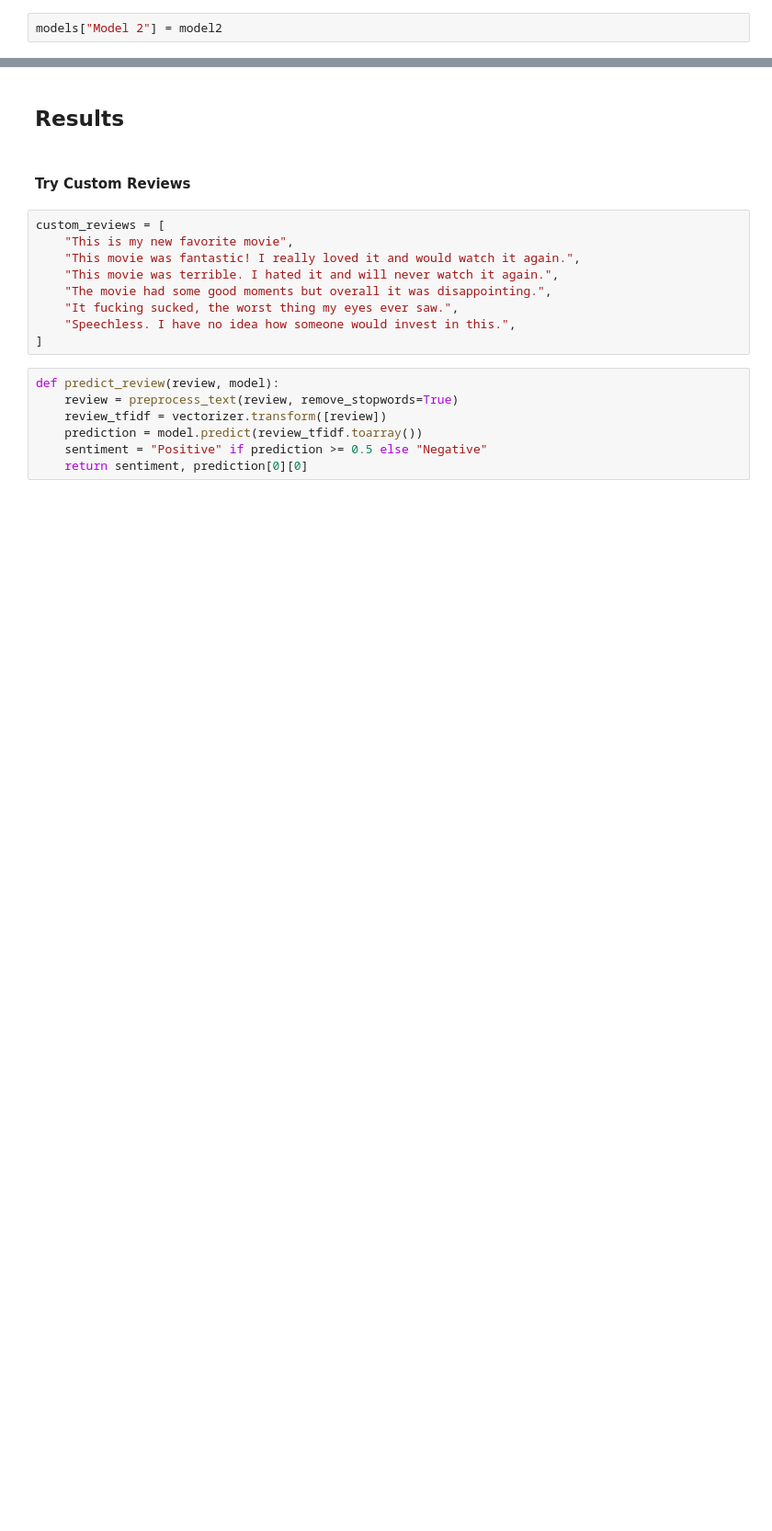
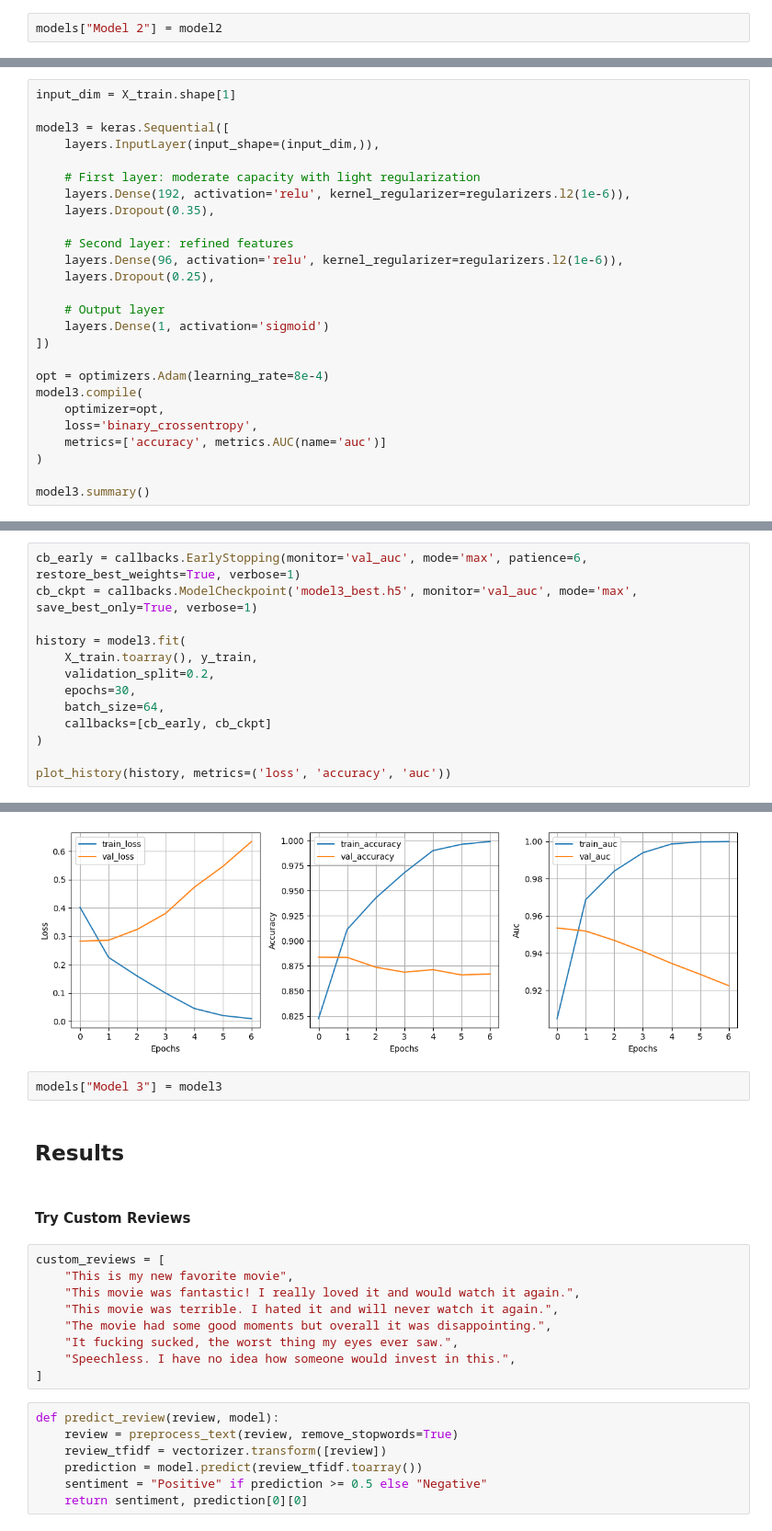
Before and after one commit to FranzCastillo/NLP-Tweets-Sentiment-Analysis-DL-Models, a Jupyter notebook: workspace/app.ipynb, the cells around one changed output, grey strips where cells are left out. Shown at 92% size. Drawn from its saved outputs; the diff is of its cells as text; blank space fills up the shorter version.

```diff
--- a/workspace/app.ipynb
+++ b/workspace/app.ipynb
@@ -491,0 +487,26 @@ models["Model 2"] = model2
+# %%
+input_dim = X_train.shape[1]
+
+model3 = keras.Sequential([
+    layers.InputLayer(input_shape=(input_dim,)),
+
+    # First layer: moderate capacity with light regularization
+    layers.Dense(192, activation='relu', kernel_regularizer=regularizers.l2(1e-6)),
+    layers.Dropout(0.35),
+
+    # Second layer: refined features
+    layers.Dense(96, activation='relu', kernel_regularizer=regularizers.l2(1e-6)),
+    layers.Dropout(0.25),
+
+    # Output layer
+    layers.Dense(1, activation='sigmoid')
+])
+
+opt = optimizers.Adam(learning_rate=8e-4)
+model3.compile(
+    optimizer=opt,
+    loss='binary_crossentropy',
+    metrics=['accuracy', metrics.AUC(name='auc')]
+)
+
+model3.summary()
@@ -491,0 +533,14 @@ models["Model 2"] = model2
+# %%
+cb_early = callbacks.EarlyStopping(monitor='val_auc', mode='max', patience=6, restore_best_weights=True, verbose=1)
+cb_ckpt = callbacks.ModelCheckpoint('model3_best.h5', monitor='val_auc', mode='max', save_best_only=True, verbose=1)
+
+history = model3.fit(
+    X_train.toarray(), y_train,
+    validation_split=0.2,
+    epochs=30,
+    batch_size=64,
+    callbacks=[cb_early, cb_ckpt]
+)
+
+plot_history(history, metrics=('loss', 'accuracy', 'auc'))
+# %% [output]
@@ -492,3 +564,6 @@ models["Model 2"] = model2
+[figure, added]
+# %%
+models["Model 3"] = model3
 # %% [markdown]
 ## Results
 # %% [markdown]
```
Also changed, not shown: parts of 16 cells of this notebook.
